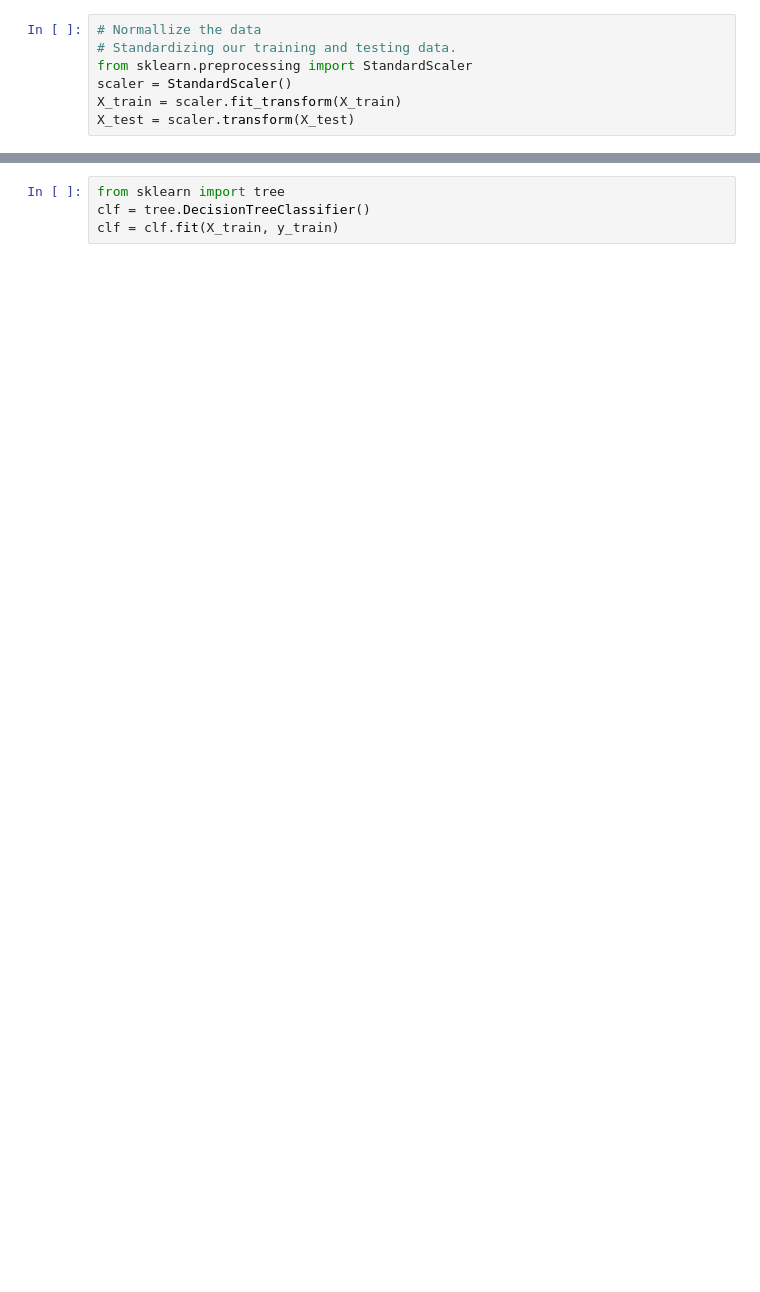
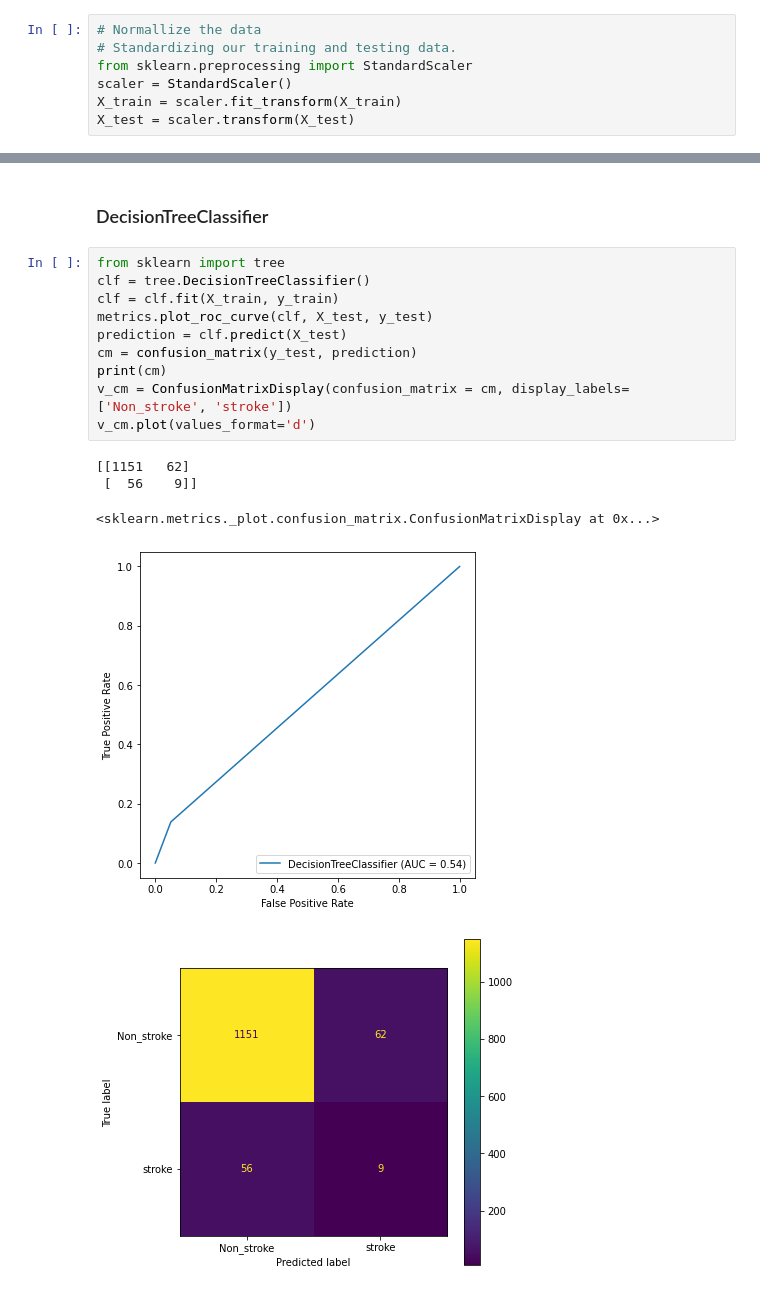
Before and after one commit to MeiTao87/stroke_prediction, a Jupyter notebook: Stroke Prediction Dataset -- 11 clinical features por predicting stroke events.ipynb, the cells around one changed output, grey strips where cells are left out. Cells and saved outputs as stored; diff of their text form; blank space fills up the shorter version.

```diff
--- a/Stroke Prediction Dataset -- 11 clinical features por predicting stroke events.ipynb
+++ b/Stroke Prediction Dataset -- 11 clinical features por predicting stroke events.ipynb
@@ -330,4 +311,18 @@ array([[ 0.        , -1.12135412, -0.33178474, ..., -0.78988211,
+# %% [markdown]
+### DecisionTreeClassifier
 # %%
 from sklearn import tree
 clf = tree.DecisionTreeClassifier()
 clf = clf.fit(X_train, y_train)
+metrics.plot_roc_curve(clf, X_test, y_test)
+prediction = clf.predict(X_test)
+cm = confusion_matrix(y_test, prediction)
+print(cm)
+v_cm = ConfusionMatrixDisplay(confusion_matrix = cm, display_labels=['Non_stroke', 'stroke'])
+v_cm.plot(values_format='d')
+# %% [output]
+[[1151   62]
+ [  56    9]]
+<sklearn.metrics._plot.confusion_matrix.ConfusionMatrixDisplay at 0x...>
+[figure, added]
+[figure, added]
```
Also changed, not shown: parts of 14 cells of this notebook.
